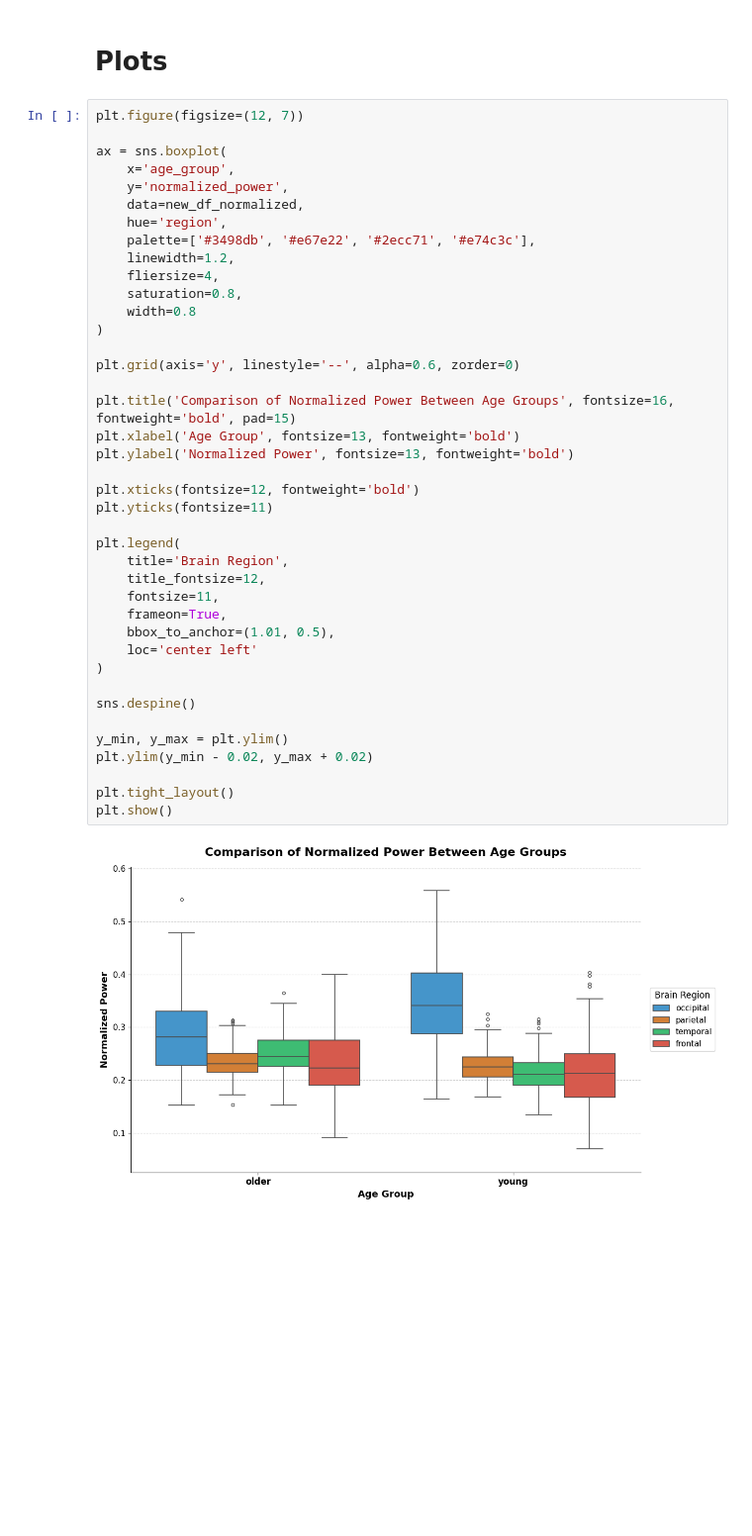
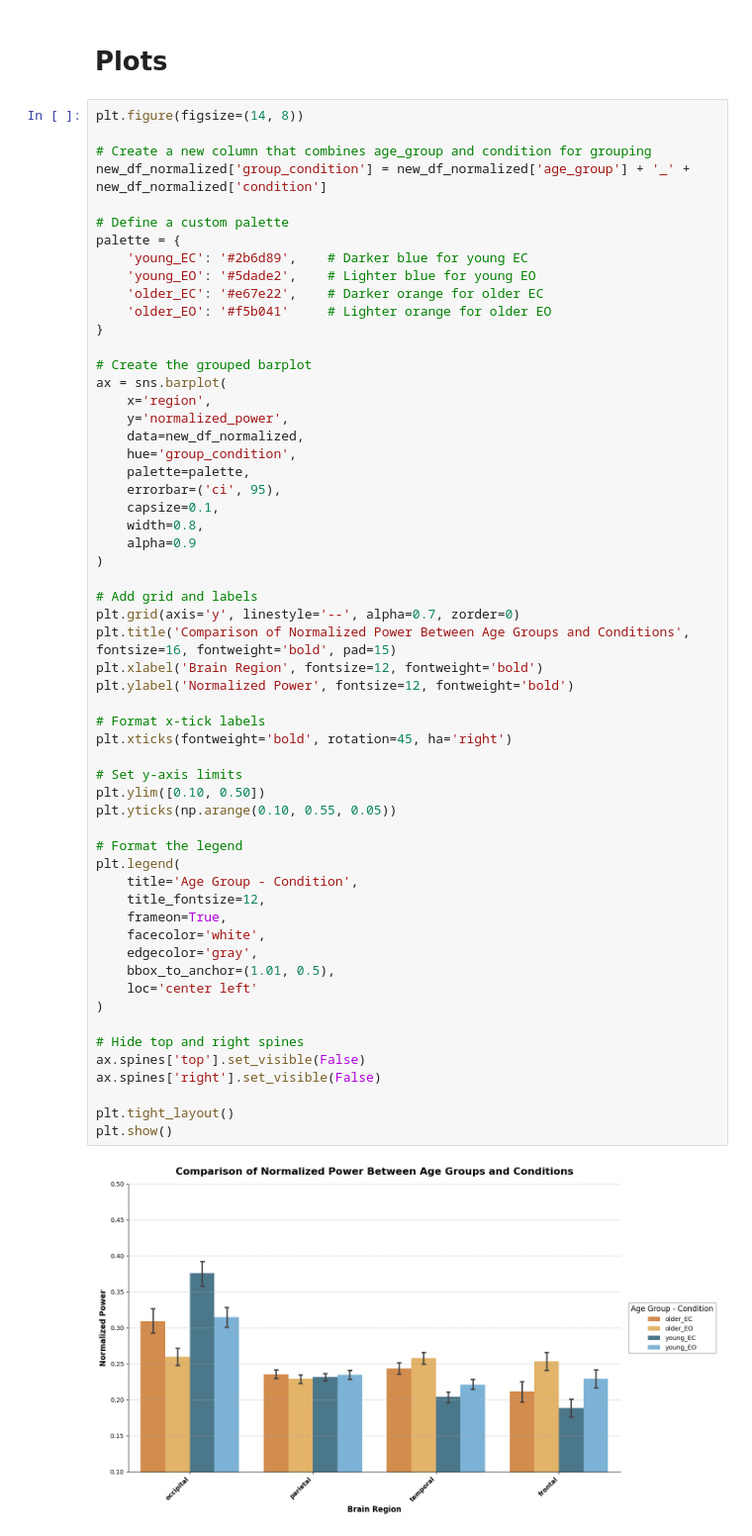
Before and after one commit to akovalp/CTOMIEEGPython, a Jupyter notebook: analysis.ipynb, the cells around one changed output. Shown: that part at 99% size. Saved outputs shown, nothing was run; the diff lists cells and outputs as text; blank space fills up the shorter version.

```diff
--- a/analysis.ipynb
+++ b/analysis.ipynb
@@ -120,44 +124,61 @@ new_df_normalized
 # %% [markdown]
 # Plots
 # %%
-plt.figure(figsize=(12, 7))
+plt.figure(figsize=(14, 8))
 
-ax = sns.boxplot(
-    x='age_group',
+# Create a new column that combines age_group and condition for grouping
+new_df_normalized['group_condition'] = new_df_normalized['age_group'] + '_' + new_df_normalized['condition']
+
+# Define a custom palette
+palette = {
+    'young_EC': '#2b6d89',    # Darker blue for young EC
+    'young_EO': '#5dade2',    # Lighter blue for young EO
+    'older_EC': '#e67e22',    # Darker orange for older EC
+    'older_EO': '#f5b041'     # Lighter orange for older EO
+}
+
+# Create the grouped barplot
+ax = sns.barplot(
+    x='region',
     y='normalized_power',
     data=new_df_normalized,
-    hue='region',
-    palette=['#3498db', '#e67e22', '#2ecc71', '#e74c3c'],
-    linewidth=1.2,
-    fliersize=4,
-    saturation=0.8,
-    width=0.8
+    hue='group_condition',
+    palette=palette,
+    errorbar=('ci', 95),
+    capsize=0.1,
+    width=0.8,
+    alpha=0.9
 )
 
-plt.grid(axis='y', linestyle='--', alpha=0.6, zorder=0)
+# Add grid and labels
+plt.grid(axis='y', linestyle='--', alpha=0.7, zorder=0)
+plt.title('Comparison of Normalized Power Between Age Groups and Conditions', fontsize=16, fontweight='bold', pad=15)
+plt.xlabel('Brain Region', fontsize=12, fontweight='bold')
+plt.ylabel('Normalized Power', fontsize=12, fontweight='bold')
 
-plt.title('Comparison of Normalized Power Between Age Groups', fontsize=16, fontweight='bold', pad=15)
-plt.xlabel('Age Group', fontsize=13, fontweight='bold')
-plt.ylabel('Normalized Power', fontsize=13, fontweight='bold')
+# Format x-tick labels
+plt.xticks(fontweight='bold', rotation=45, ha='right')
 
-plt.xticks(fontsize=12, fontweight='bold')
-plt.yticks(fontsize=11)
+# Set y-axis limits
+plt.ylim([0.10, 0.50])
+plt.yticks(np.arange(0.10, 0.55, 0.05))
 
+# Format the legend
 plt.legend(
-    title='Brain Region',
+    title='Age Group - Condition',
     title_fontsize=12,
-    fontsize=11,
     frameon=True,
+    facecolor='white',
+    edgecolor='gray',
     bbox_to_anchor=(1.01, 0.5),
     loc='center left'
 )
 
-sns.despine()
-
-y_min, y_max = plt.ylim()
-plt.ylim(y_min - 0.02, y_max + 0.02)
+# Hide top and right spines
+ax.spines['top'].set_visible(False)
+ax.spines['right'].set_visible(False)
 
 plt.tight_layout()
 plt.show()
 # %% [output]
-[figure, old version]
+[figure, new version]
```
Also changed, not shown: parts of 25 cells of this notebook, 1 other file.
